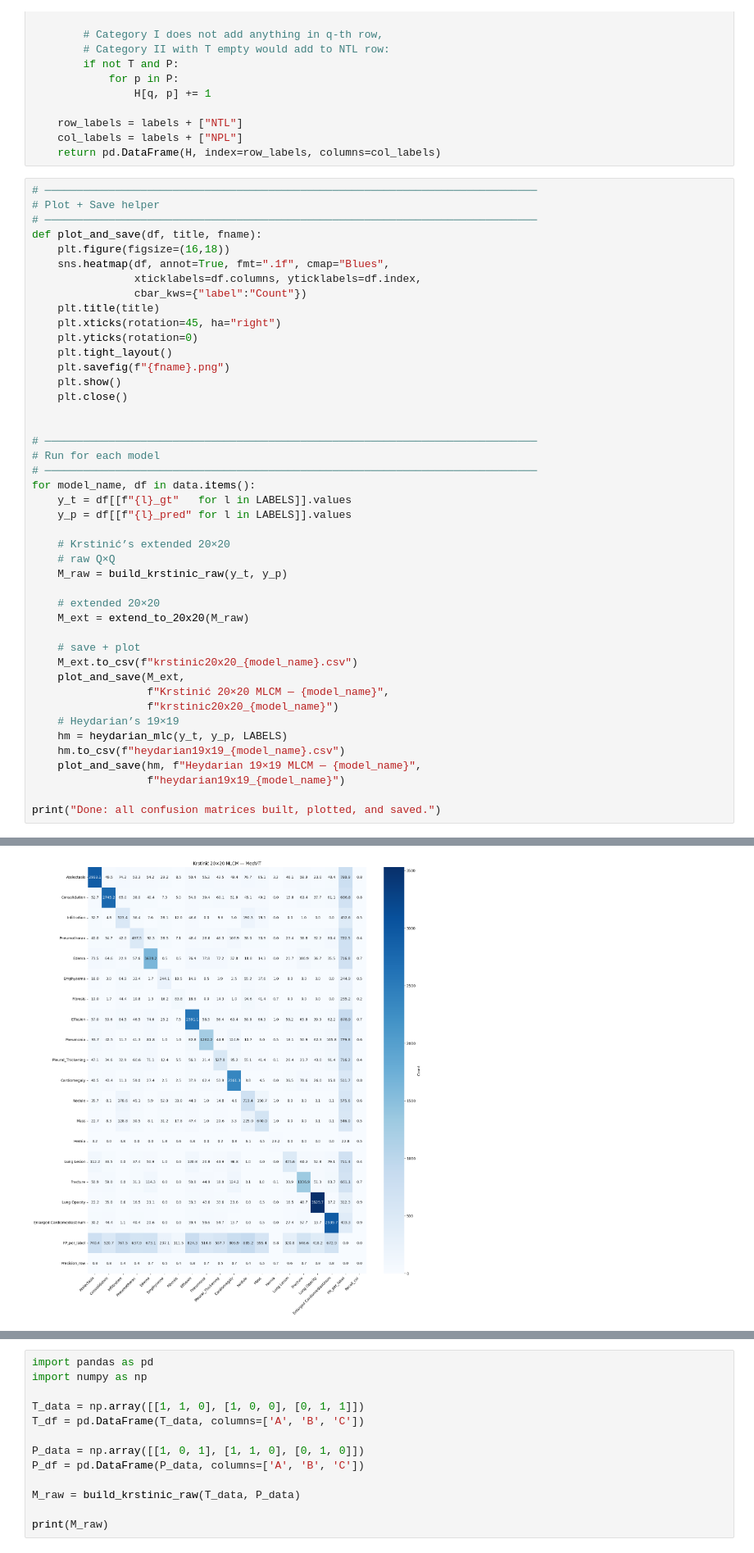
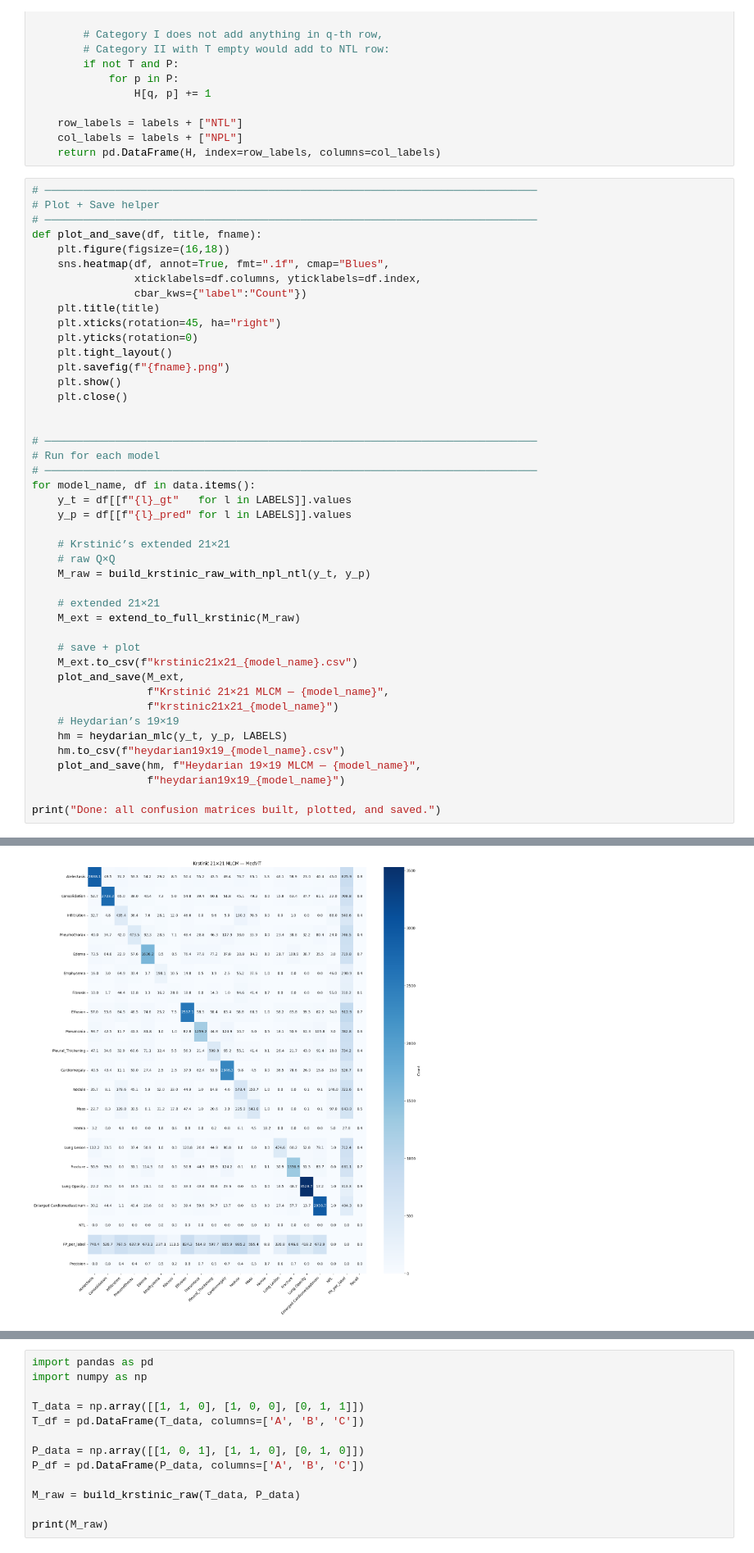
Before and after one commit to nikita-panacea/Colab-files, a Jupyter notebook: chexagent-diseaseidentification.ipynb, the cells around one changed output, grey strips where cells are left out. Shown at 82% size. Drawn from its saved outputs; the diff is of its cells as text.

```diff
--- a/chexagent-diseaseidentification.ipynb
+++ b/chexagent-diseaseidentification.ipynb
@@ -1033,18 +1047,18 @@ for model_name, df in data.items():
     y_t = df[[f"{l}_gt"   for l in LABELS]].values
     y_p = df[[f"{l}_pred" for l in LABELS]].values
 
-    # Krstinić’s extended 20×20
+    # Krstinić’s extended 21×21
     # raw Q×Q
-    M_raw = build_krstinic_raw(y_t, y_p)
+    M_raw = build_krstinic_raw_with_npl_ntl(y_t, y_p)
 
-    # extended 20×20
-    M_ext = extend_to_20x20(M_raw)
+    # extended 21×21
+    M_ext = extend_to_full_krstinic(M_raw)
 
     # save + plot
-    M_ext.to_csv(f"krstinic20x20_{model_name}.csv")
+    M_ext.to_csv(f"krstinic21x21_{model_name}.csv")
     plot_and_save(M_ext,
-                  f"Krstinić 20×20 MLCM — {model_name}",
-                  f"krstinic20x20_{model_name}")
+                  f"Krstinić 21×21 MLCM — {model_name}",
+                  f"krstinic21x21_{model_name}")
     # Heydarian’s 19×19
     hm = heydarian_mlc(y_t, y_p, LABELS)
     hm.to_csv(f"heydarian19x19_{model_name}.csv")
@@ -1057,5 +1071,5 @@ print("Done: all confusion matrices built, plotted, and saved.")
 [figure]
-[figure, old version]
+[figure, new version]
 [figure]
 Done: all confusion matrices built, plotted, and saved.
 # %%
```
Also changed, not shown: parts of 2 cells of this notebook.
